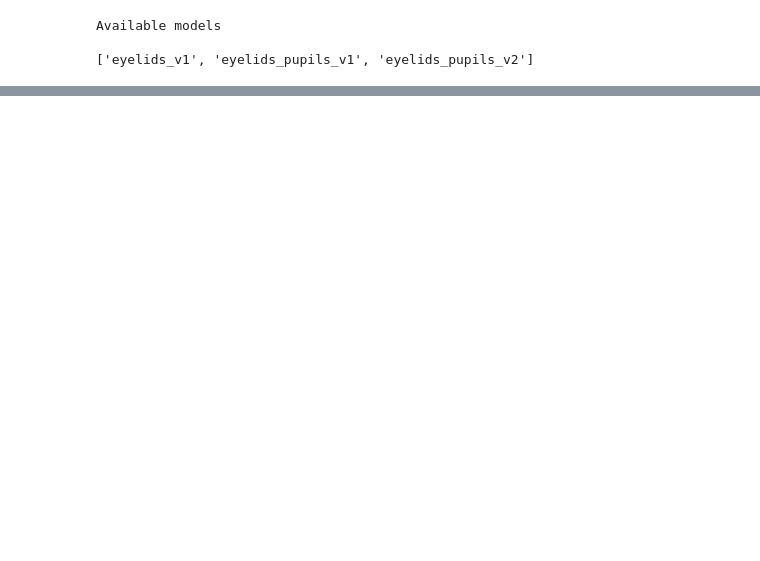
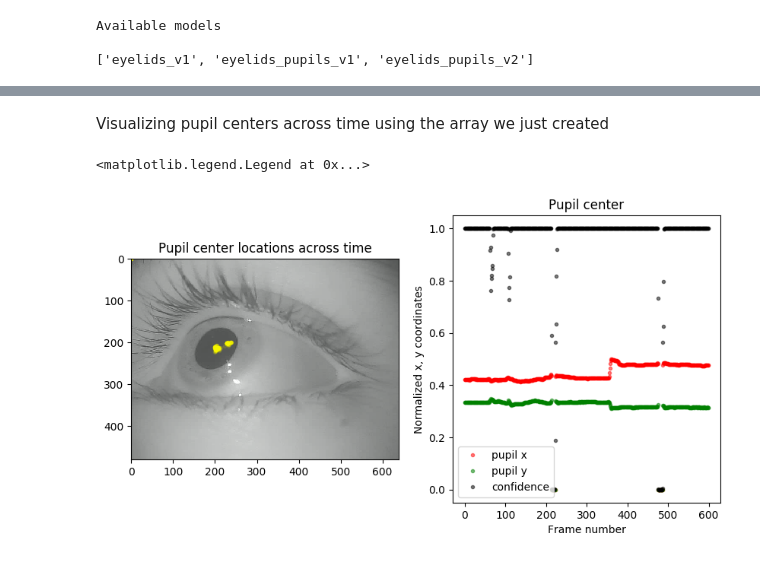
Before and after one commit to piecesofmindlab/pylids, a Jupyter notebook: demo/pylids_demo.ipynb, the cells around one changed output, grey strips where cells are left out. Saved outputs shown, nothing was run; the diff lists cells and outputs as text; code cells hidden in the pictures; blank space fills up the shorter version.

```diff
--- a/demo/pylids_demo.ipynb
+++ b/demo/pylids_demo.ipynb
@@ -26,0 +143,24 @@ pylids_out = pylids.analyze_video(eye_vid='eye1.mp4', model_name= 'eyelids_pupil
+# %% [markdown]
+Visualizing pupil centers across time using the array we just created
+# %%
+cap = cv2.VideoCapture('eye1.mp4')
+cap.set(cv2.CAP_PROP_POS_FRAMES, 0)
+ret, frame = cap.read()
+
+#Plotting the first frame of the video
+
+#Plotting the pupil ellipses across all frames
+fig, axs = plt.subplots(1,2, figsize=(10,5), dpi=100)
+axs[0].imshow(frame, alpha =0.7)
+axs[0].plot(pylids_ellipses['center'][:,0], pylids_ellipses['center'][:,1], '.', color= 'yellow', alpha = 0.1)
+axs[0].set_title('Pupil center locations across time')
+axs[1].plot(pylids_out['norm_pos'][:,0],'.', color= 'red', label = 'pupil x', alpha = 0.5)
+axs[1].plot(pylids_out['norm_pos'][:,1],'.', color= 'green', label = 'pupil y', alpha = 0.5)
+axs[1].plot(pylids_out['confidence'], '.', label = 'confidence', color = 'black', alpha = 0.5)
+axs[1].set_title('Pupil center')
+axs[1].set_xlabel('Frame number')
+axs[1].set_ylabel('Normalized x, y coordinates')
+axs[1].legend()
+# %% [output]
+<matplotlib.legend.Legend at 0x...>
+[figure, added]
```
Also changed, not shown: parts of 18 cells of this notebook, 7 other files.
